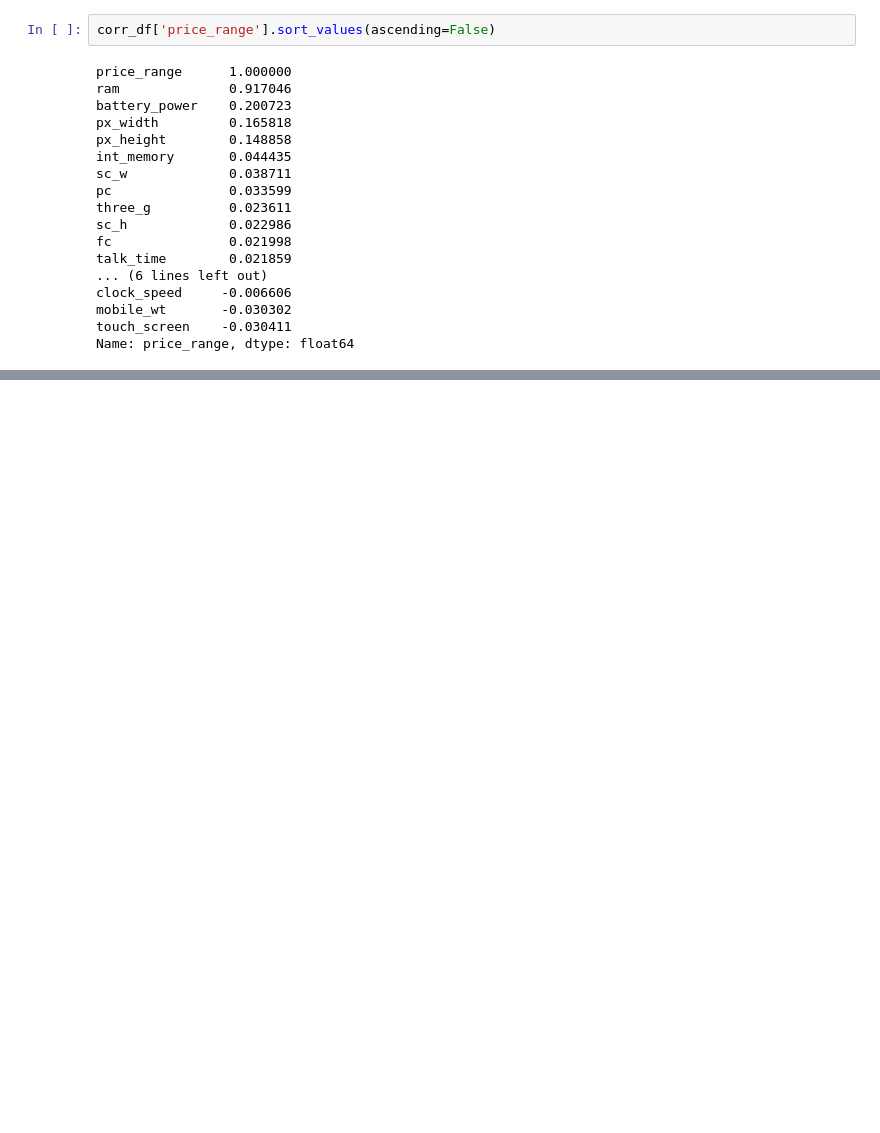
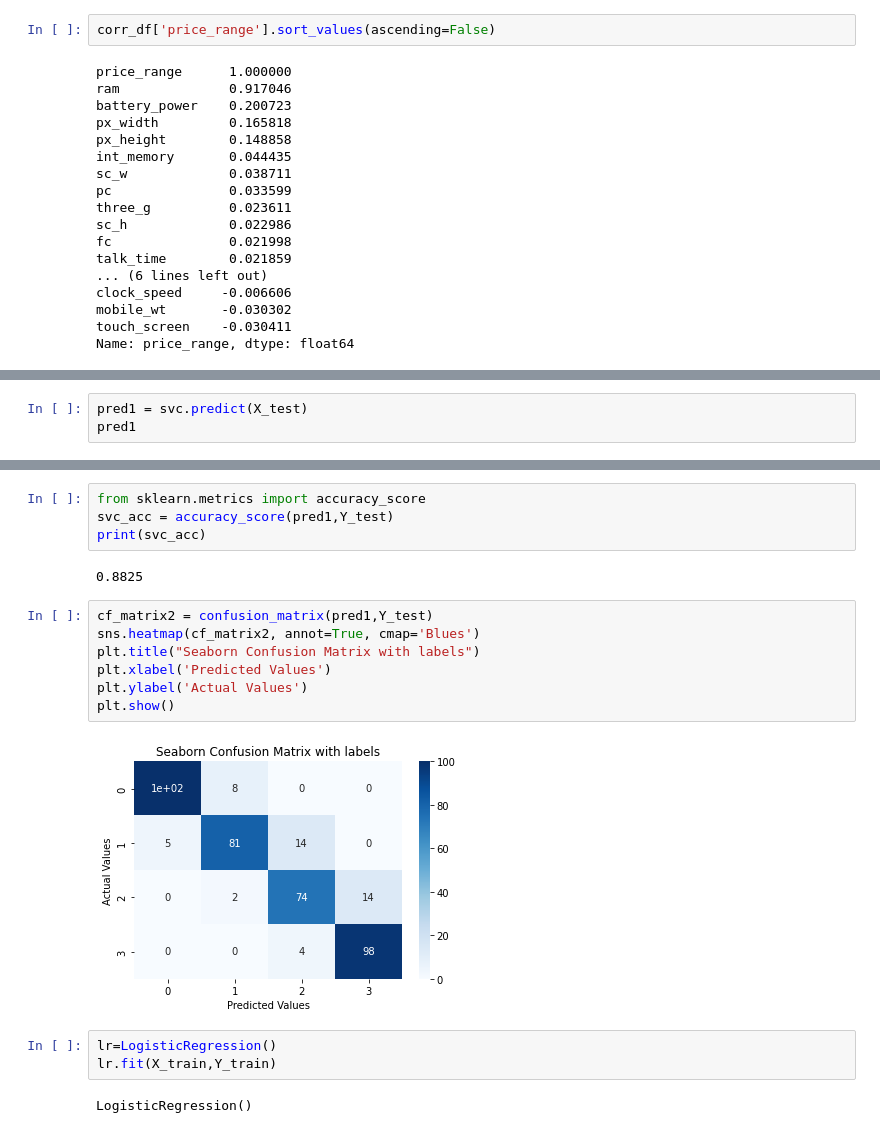
Before and after one commit to Amankr351/Mobile-Price-Range-Prediction, a Jupyter notebook: Mobile_Price_Range_Prediction.ipynb, the cells around one changed output, grey strips where cells are left out. Saved outputs shown, nothing was run; the diff lists cells and outputs as text; blank space fills up the shorter version.

```diff
--- a/Mobile_Price_Range_Prediction.ipynb
+++ b/Mobile_Price_Range_Prediction.ipynb
@@ -232,0 +327,3 @@ col=['price_range','ram','battery_power','px_width','touch_screen']
+# %%
+pred1 = svc.predict(X_test)
+pred1
@@ -232,0 +350,20 @@ col=['price_range','ram','battery_power','px_width','touch_screen']
+# %%
+from sklearn.metrics import accuracy_score
+svc_acc = accuracy_score(pred1,Y_test)
+print(svc_acc)
+# %% [output]
+0.8825
+# %%
+cf_matrix2 = confusion_matrix(pred1,Y_test)
+sns.heatmap(cf_matrix2, annot=True, cmap='Blues')
+plt.title("Seaborn Confusion Matrix with labels")
+plt.xlabel('Predicted Values')
+plt.ylabel('Actual Values')
+plt.show()
+# %% [output]
+[figure, added]
+# %%
+lr=LogisticRegression()
+lr.fit(X_train,Y_train)
+# %% [output]
+LogisticRegression()
```
Also changed, not shown: parts of 21 cells of this notebook.
